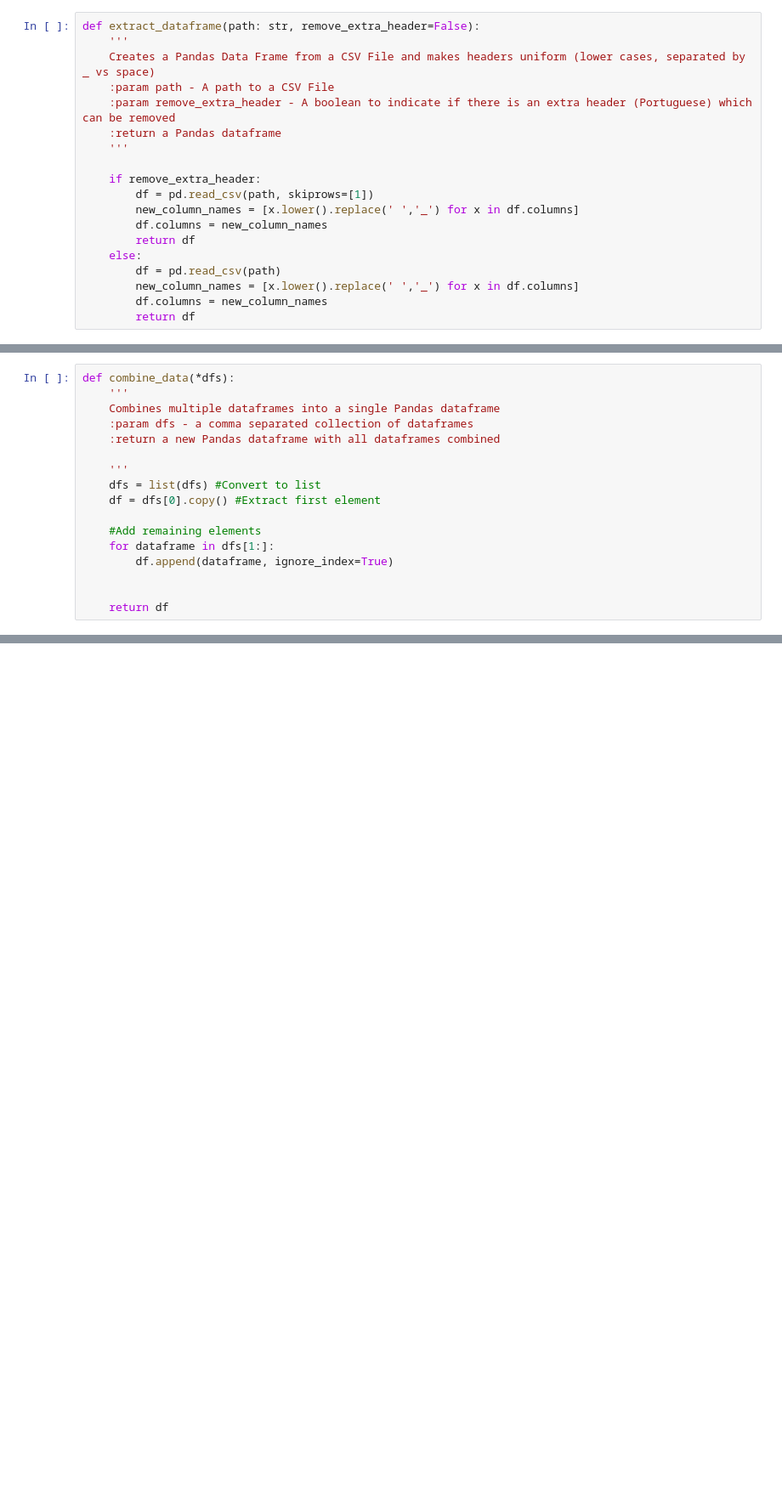
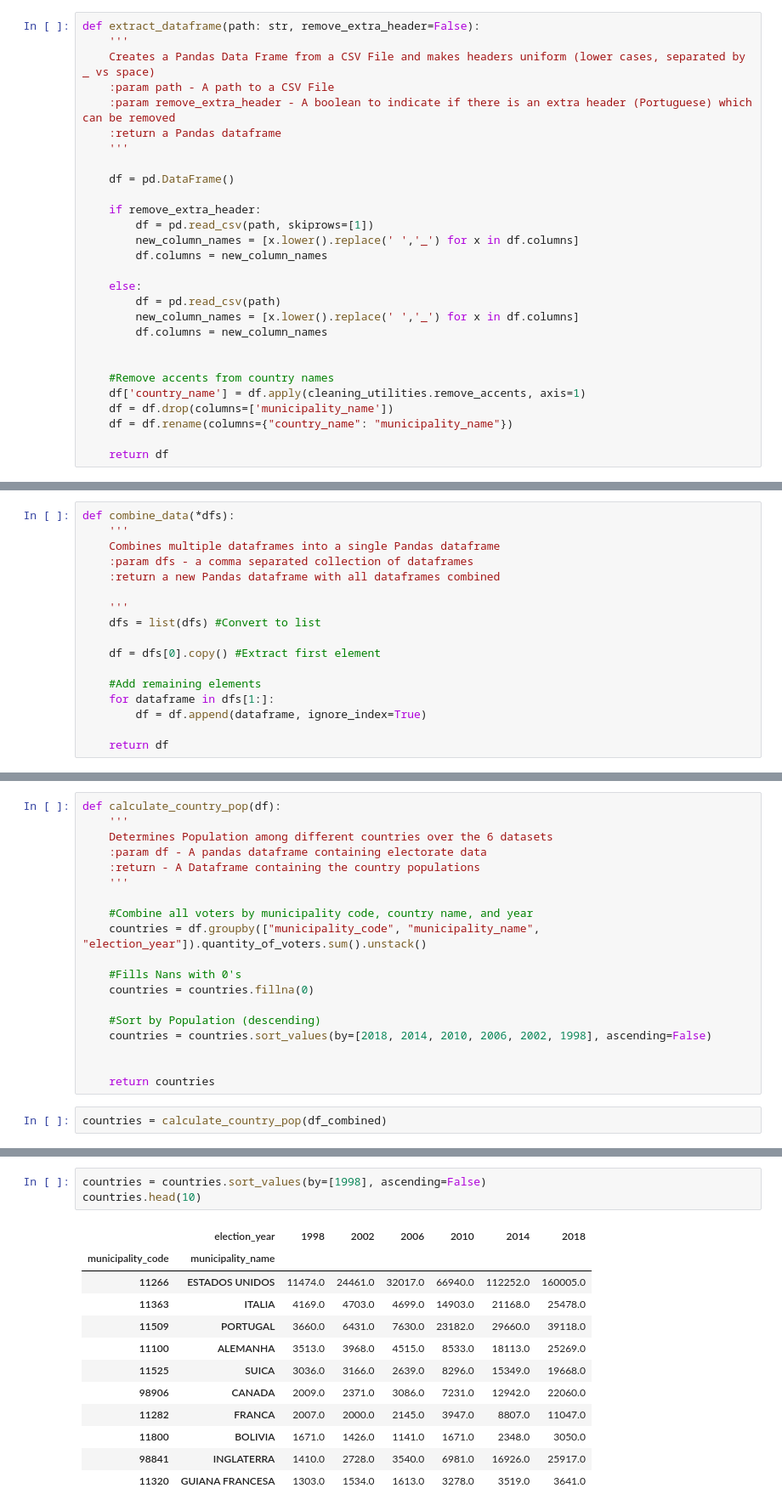
Before and after one commit to BU-Spark/ds-boston-bpda-br-election, a Jupyter notebook: TEAM1/src/electorate_location.ipynb, the cells around one changed output, grey strips where cells are left out. Shown at 85% size. Drawn from its saved outputs; the diff is of its cells as text; blank space fills up the shorter version.

Commit message:
Added analysis of population at location level

```diff
--- a/TEAM1/src/electorate_location.ipynb
+++ b/TEAM1/src/electorate_location.ipynb
@@ -12,13 +25,22 @@ def extract_dataframe(path: str, remove_extra_header=False):
     :return a Pandas dataframe
     '''
 
+    df = pd.DataFrame()
+
     if remove_extra_header:
         df = pd.read_csv(path, skiprows=[1])
         new_column_names = [x.lower().replace(' ','_') for x in df.columns]
         df.columns = new_column_names
-        return df
+
     else:
         df = pd.read_csv(path)
         new_column_names = [x.lower().replace(' ','_') for x in df.columns]
         df.columns = new_column_names
-        return df
+
+
+    #Remove accents from country names
+    df['country_name'] = df.apply(cleaning_utilities.remove_accents, axis=1)
+    df = df.drop(columns=['municipality_name'])
+    df = df.rename(columns={"country_name": "municipality_name"})
+
+    return df
@@ -63,11 +71,11 @@ def combine_data(*dfs):
 
     '''
     dfs = list(dfs) #Convert to list
+
     df = dfs[0].copy() #Extract first element
 
     #Add remaining elements
     for dataframe in dfs[1:]:
-        df.append(dataframe, ignore_index=True)
-
+        df = df.append(dataframe, ignore_index=True)
 
     return df
@@ -95,0 +188,21 @@ print(df_combined.head())
+# %%
+def calculate_country_pop(df):
+    '''
+    Determines Population among different countries over the 6 datasets
+    :param df - A pandas dataframe containing electorate data
+    :return - A Dataframe containing the country populations
+    '''
+
+    #Combine all voters by municipality code, country name, and year
+    countries = df.groupby(["municipality_code", "municipality_name", "election_year"]).quantity_of_voters.sum().unstack()
+
+    #Fills Nans with 0's
+    countries = countries.fillna(0)
+
+    #Sort by Population (descending)
+    countries = countries.sort_values(by=[2018, 2014, 2010, 2006, 2002, 1998], ascending=False)
+
+
+    return countries
+# %%
+countries = calculate_country_pop(df_combined)
@@ -95,0 +215,16 @@ print(df_combined.head())
+# %%
+countries = countries.sort_values(by=[1998], ascending=False)
+countries.head(10)
+# %% [output]
+|  | election_year | 1998 | 2002 | 2006 | 2010 | 2014 | 2018 |
+| municipality_code | municipality_name |  |  |  |  |  |  |
+| 11266 | ESTADOS UNIDOS | 11474.0 | 24461.0 | 32017.0 | 66940.0 | 112252.0 | 160005.0 |
+| 11363 | ITALIA | 4169.0 | 4703.0 | 4699.0 | 14903.0 | 21168.0 | 25478.0 |
+| 11509 | PORTUGAL | 3660.0 | 6431.0 | 7630.0 | 23182.0 | 29660.0 | 39118.0 |
+| 11100 | ALEMANHA | 3513.0 | 3968.0 | 4515.0 | 8533.0 | 18113.0 | 25269.0 |
+| 11525 | SUICA | 3036.0 | 3166.0 | 2639.0 | 8296.0 | 15349.0 | 19668.0 |
+| 98906 | CANADA | 2009.0 | 2371.0 | 3086.0 | 7231.0 | 12942.0 | 22060.0 |
+| 11282 | FRANCA | 2007.0 | 2000.0 | 2145.0 | 3947.0 | 8807.0 | 11047.0 |
+| 11800 | BOLIVIA | 1671.0 | 1426.0 | 1141.0 | 1671.0 | 2348.0 | 3050.0 |
+| 98841 | INGLATERRA | 1410.0 | 2728.0 | 3540.0 | 6981.0 | 16926.0 | 25917.0 |
+| 11320 | GUIANA FRANCESA | 1303.0 | 1534.0 | 1613.0 | 3278.0 | 3519.0 | 3641.0 |
```
Also changed, not shown: parts of 44 cells of this notebook, 2 other files.
